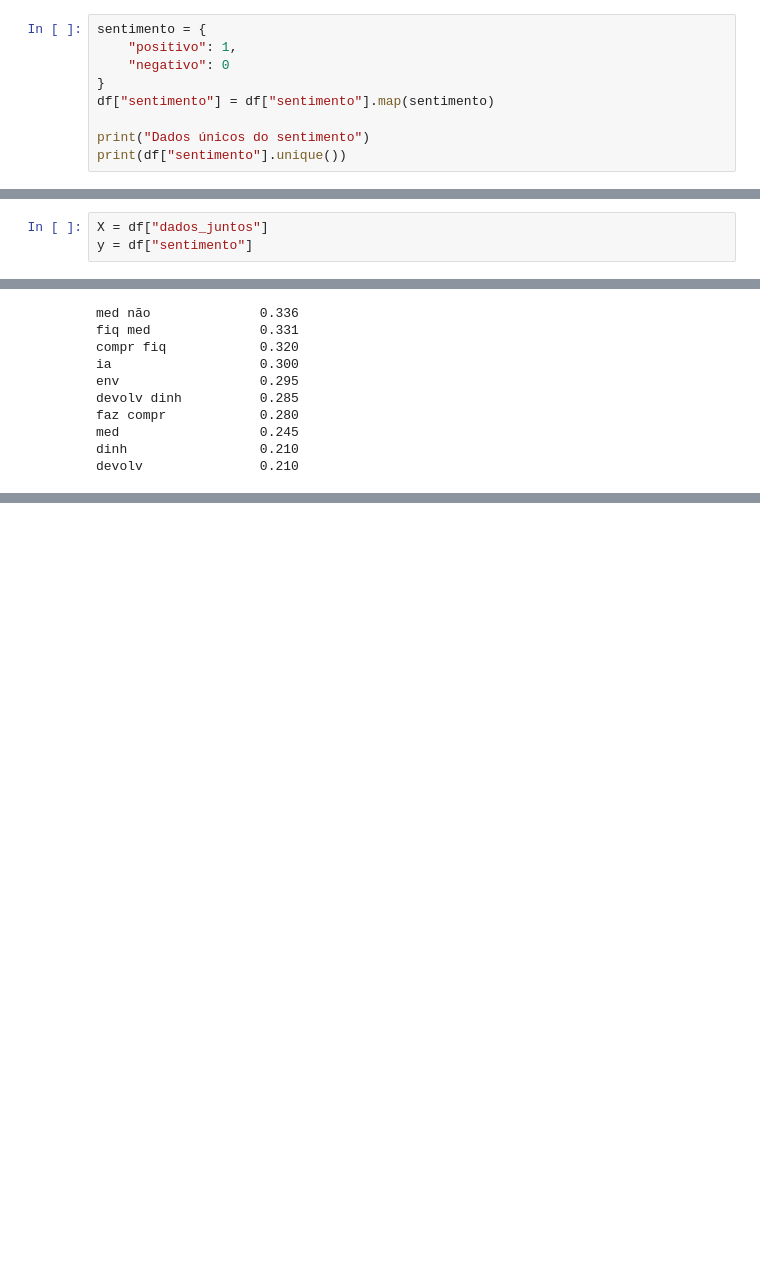
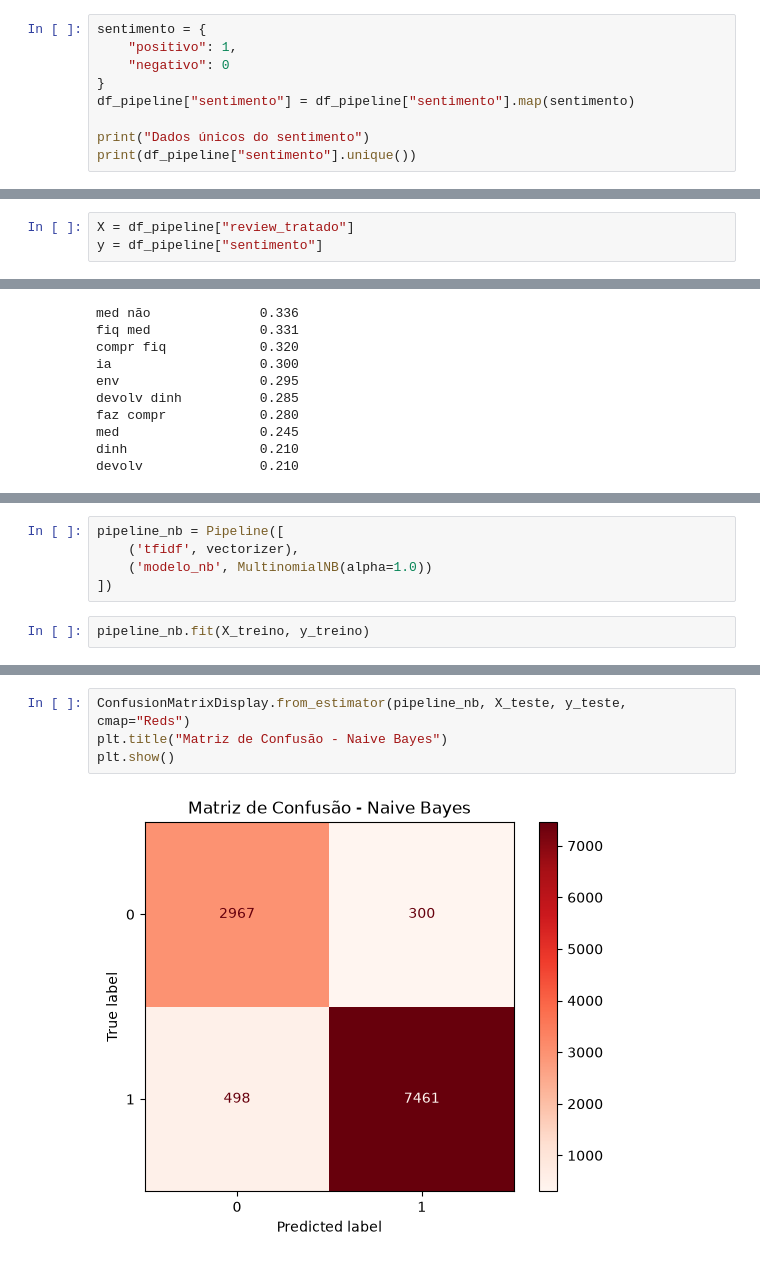
Before and after one commit to RenanTrevelim/olist-nlp-audit, a Jupyter notebook: notebooks/02_nlp_audit.ipynb, the cells around one changed output, grey strips where cells are left out. Cells and saved outputs as stored; diff of their text form; blank space fills up the shorter version.

Commit message:
treinando modelos e visualizando suas metricas

```diff
--- a/notebooks/02_nlp_audit.ipynb
+++ b/notebooks/02_nlp_audit.ipynb
@@ -210,16 +229,16 @@ sentimento = {
     "positivo": 1,
     "negativo": 0
 }
-df["sentimento"] = df["sentimento"].map(sentimento)
+df_pipeline["sentimento"] = df_pipeline["sentimento"].map(sentimento)
 
 print("Dados únicos do sentimento")
-print(df["sentimento"].unique())
+print(df_pipeline["sentimento"].unique())
 # %% [output]
 Dados únicos do sentimento
 [1 0]
 # %%
-X = df["dados_juntos"]
-y = df["sentimento"]
+X = df_pipeline["review_tratado"]
+y = df_pipeline["sentimento"]
 # %%
 X_treino, X_teste, y_treino, y_teste = train_test_split(X, y, stratify=y, random_state=42, test_size=0.3)
 
@@ -312,0 +329,7 @@ plt.show()
+# %%
+pipeline_nb = Pipeline([
+    ('tfidf', vectorizer),
+    ('modelo_nb', MultinomialNB(alpha=1.0))
+])
+# %%
+pipeline_nb.fit(X_treino, y_treino)
@@ -312,0 +356,6 @@ plt.show()
+# %%
+ConfusionMatrixDisplay.from_estimator(pipeline_nb, X_teste, y_teste, cmap="Reds")
+plt.title("Matriz de Confusão - Naive Bayes")
+plt.show()
+# %% [output]
+[figure, added]
```
Also changed, not shown: parts of 21 cells of this notebook.
